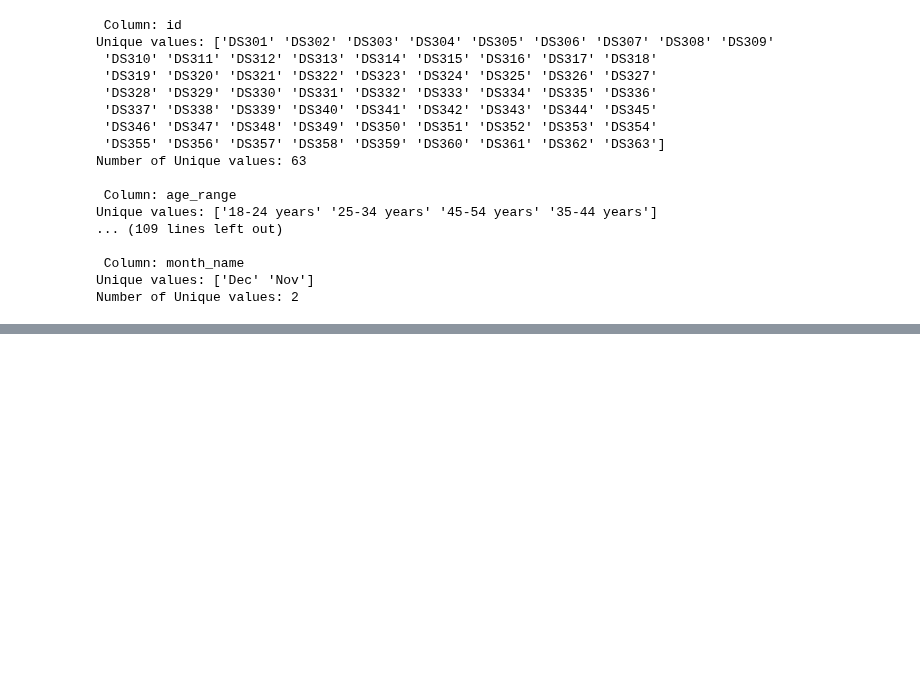
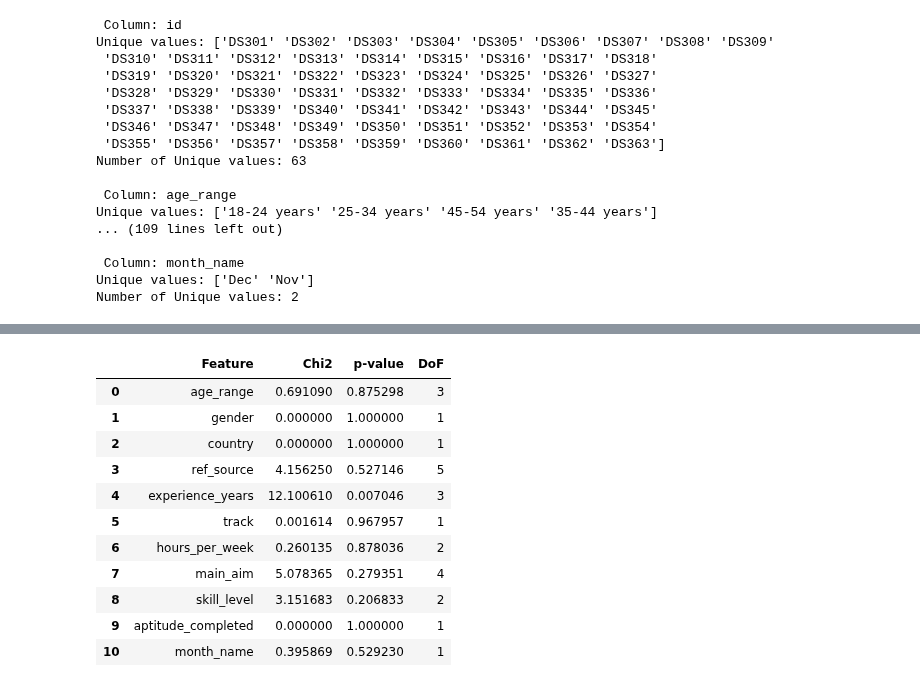
Before and after one commit to J-Kimani/DS, a Jupyter notebook: Projects/Data Proficiency Project/Data Proficiency Project.ipynb, the cells around one changed output, grey strips where cells are left out. Drawn from its saved outputs; the diff is of its cells as text; code cells hidden in the pictures; blank space fills up the shorter version.

Commit message:
chi square test

```diff
--- a/Projects/Data Proficiency Project/Data Proficiency Project.ipynb
+++ b/Projects/Data Proficiency Project/Data Proficiency Project.ipynb
@@ -1602,0 +1613,6 @@ df4.head()
+# %%
+df5 = df3.copy()
+df5["month_name"] = df2["month_name"]
+df5["Graduated"] = df["Graduated"]
+df5 = df5.drop(columns=["month", "graduated_num"])
+df5.head()
@@ -1602,0 +1644,43 @@ df4.head()
+# %%
+from scipy.stats import chi2_contingency
+
+categorical_cols = [
+    "age_range",
+    "gender",
+    "country",
+    "ref_source",
+    "experience_years",
+    "track",
+    "hours_per_week",
+    "main_aim",
+    "skill_level",
+    "aptitude_completed",
+    "month_name"
+]
+
+def chi_square_test(df, col, target="Graduated"):
+    contingency_table = pd.crosstab(df[col], df[target])
+    chi2, p, dof, expected = chi2_contingency(contingency_table)
+    return {"Feature": col, "Chi2": chi2, "p-value": p, "DoF": dof}
+
+results = []
+for col in categorical_cols:
+    result = chi_square_test(df5, col)
+    results.append(result)
+
+# results to DataFrame
+chi2_results = pd.DataFrame(results)
+chi2_results
+# %% [output]
+|  | Feature | Chi2 | p-value | DoF |
+| 0 | age_range | 0.691090 | 0.875298 | 3 |
+| 1 | gender | 0.000000 | 1.000000 | 1 |
+| 2 | country | 0.000000 | 1.000000 | 1 |
+| 3 | ref_source | 4.156250 | 0.527146 | 5 |
+| 4 | experience_years | 12.100610 | 0.007046 | 3 |
+| 5 | track | 0.001614 | 0.967957 | 1 |
+| 6 | hours_per_week | 0.260135 | 0.878036 | 2 |
+| 7 | main_aim | 5.078365 | 0.279351 | 4 |
+| 8 | skill_level | 3.151683 | 0.206833 | 2 |
+| 9 | aptitude_completed | 0.000000 | 1.000000 | 1 |
+| 10 | month_name | 0.395869 | 0.529230 | 1 |
```
Also changed, not shown: parts of 30 cells of this notebook, 4 other files.
